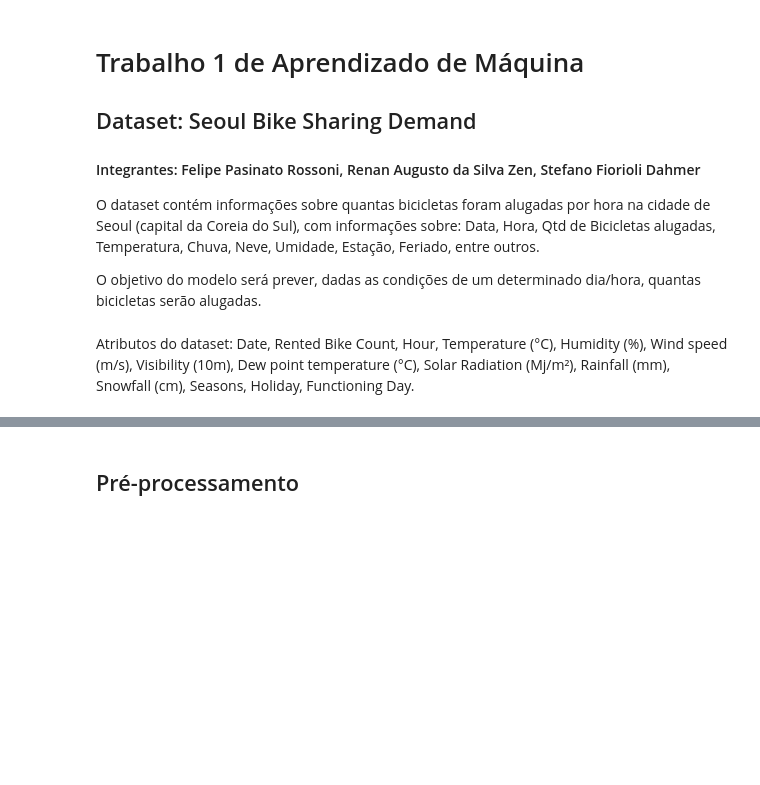
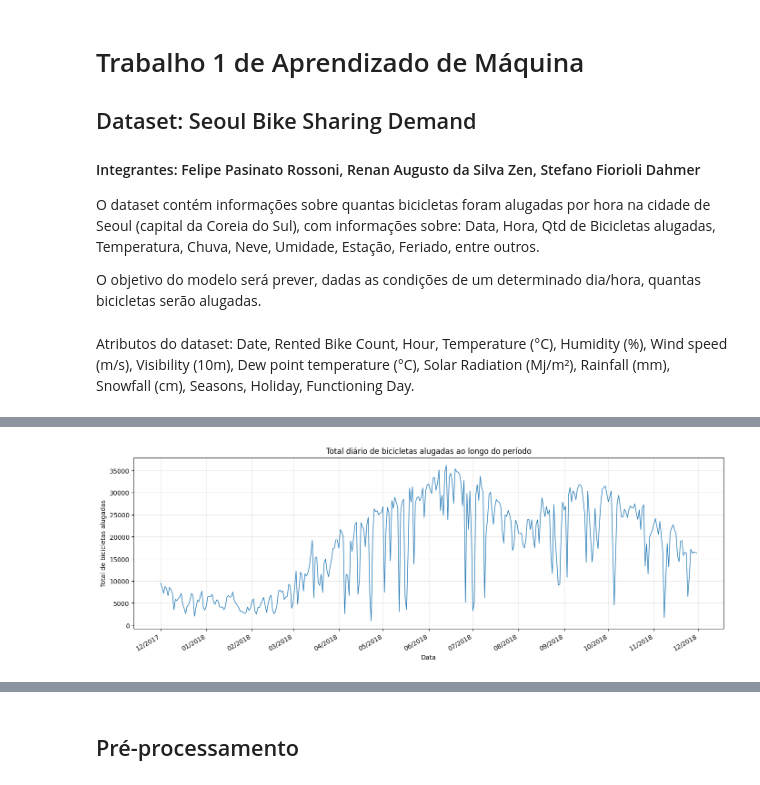
Before and after one commit to fprossoni/MachineLearning_SeoulBikeSharing, a Jupyter notebook: T1_Aprendizado_Bike_Sharing.ipynb, the cells around one changed output, grey strips where cells are left out. Saved outputs shown, nothing was run; the diff lists cells and outputs as text; code cells hidden in the pictures; blank space fills up the shorter version.

```diff
--- a/T1_Aprendizado_Bike_Sharing.ipynb
+++ b/T1_Aprendizado_Bike_Sharing.ipynb
@@ -45,0 +99,29 @@ None
+# %%
+df_eda = df.copy()
+df_eda['Date'] = pd.to_datetime(df_eda['Date'], format='%d/%m/%Y')
+
+df_func = df_eda[df_eda['Functioning Day'] == 'Yes'].copy()
+
+alugueis_diarios = (
+    df_func.groupby('Date')['Rented Bike Count']
+    .sum()
+    .sort_index()
+)
+
+fig, ax = plt.subplots(figsize=(14, 5))
+
+ax.plot(alugueis_diarios.index, alugueis_diarios.values,
+        linewidth=1)
+
+ax.set_title('Total diário de bicicletas alugadas ao longo do período')
+ax.set_xlabel('Data')
+ax.set_ylabel('Total de bicicletas alugadas')
+ax.xaxis.set_major_locator(mdates.MonthLocator())
+ax.xaxis.set_major_formatter(mdates.DateFormatter('%m/%Y'))
+ax.grid(True, alpha=0.3)
+
+fig.autofmt_xdate()
+plt.tight_layout()
+plt.show()
+# %% [output]
+[figure, added]
```
Also changed, not shown: parts of 15 cells of this notebook.
